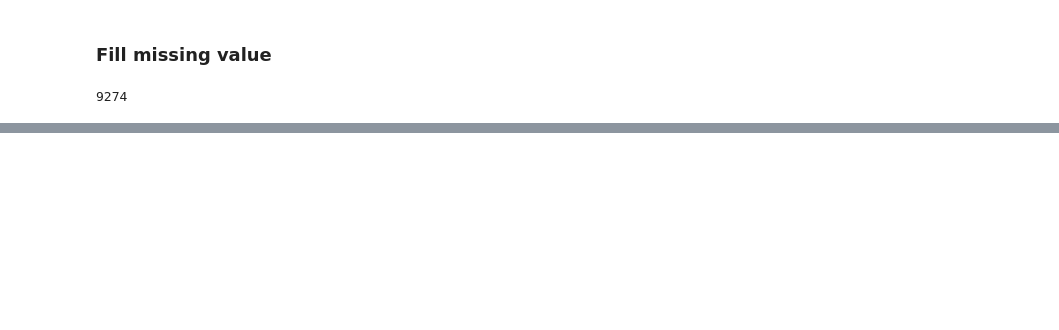
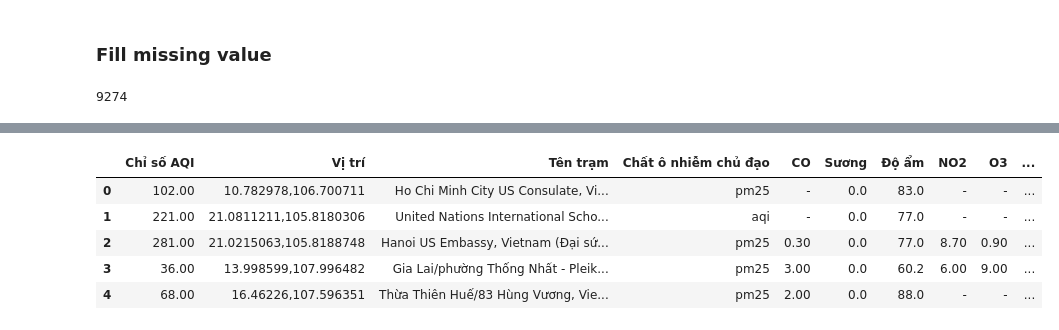
Before and after one commit to Kha7734/DataVisualizationFinalProject, a Jupyter notebook: crawl.ipynb, the cells around one changed output, grey strips where cells are left out. Saved outputs shown, nothing was run; the diff lists cells and outputs as text; code cells hidden in the pictures; blank space fills up the shorter version.

```diff
--- a/crawl.ipynb
+++ b/crawl.ipynb
@@ -456,3 +487,18 @@ print(df.isnull().sum())
 # %%
 # save this updated DataFrame to a new CSV file
 df.to_csv("final-data/aqi_vietnam_2020_2023.csv", index=False)
+# %%
+# # Read csv file temp_data/data/aqi_vietnam_2021.csv
+df_vn_21 = pd.read_csv("temp_data/data/aqi_vietnam_2021.csv")
+
+# Drop columns _id, Mã trạm, Url, Múi giờ, Trạng thái cảnh báo, Mức độ cảnh báo
+df_vn_21.drop(columns=["_id", "Mã trạm", "Url", "Múi giờ", "Trạng thái cảnh báo", "Mức độ cảnh báo"], inplace=True)
+# %%
+df_vn_21.head()
+# %% [output]
+|  | Chỉ số AQI | Vị trí | Tên trạm | Chất ô nhiễm chủ đạo | CO | Sương | Độ ẩm | NO2 | O3 | ... |
+| 0 | 102.00 | 10.782978,106.700711 | Ho Chi Minh City US Consulate, Vi... | pm25 | - | 0.0 | 83.0 | - | - | ... |
+| 1 | 221.00 | 21.0811211,105.8180306 | United Nations International Scho... | aqi | - | 0.0 | 77.0 | - | - | ... |
+| 2 | 281.00 | 21.0215063,105.8188748 | Hanoi US Embassy, Vietnam (Đại sứ... | pm25 | 0.30 | 0.0 | 77.0 | 8.70 | 0.90 | ... |
+| 3 | 36.00 | 13.998599,107.996482 | Gia Lai/phường Thống Nhất - Pleik... | pm25 | 3.00 | 0.0 | 60.2 | 6.00 | 9.00 | ... |
+| 4 | 68.00 | 16.46226,107.596351 | Thừa Thiên Huế/83 Hùng Vương, Vie... | pm25 | 2.00 | 0.0 | 88.0 | - | - | ... |
```
Also changed, not shown: parts of 27 cells of this notebook, 6 other files.
